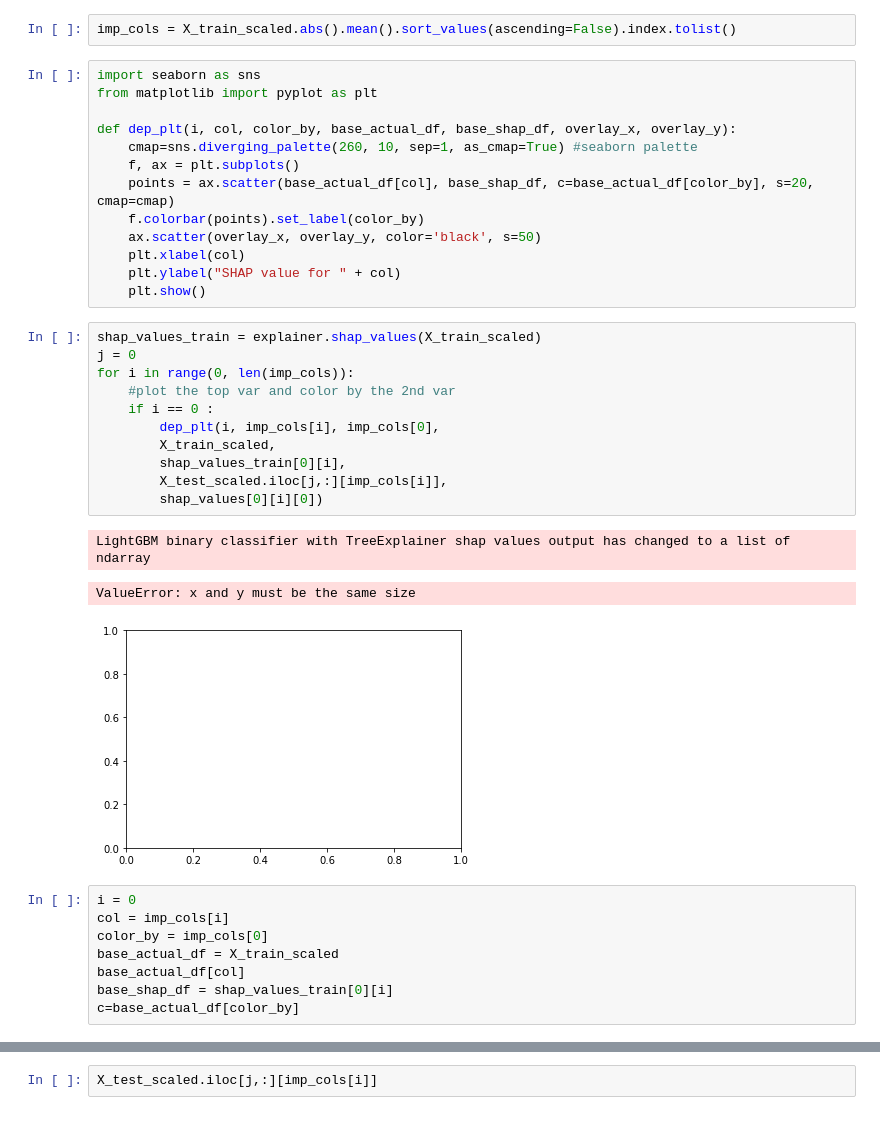
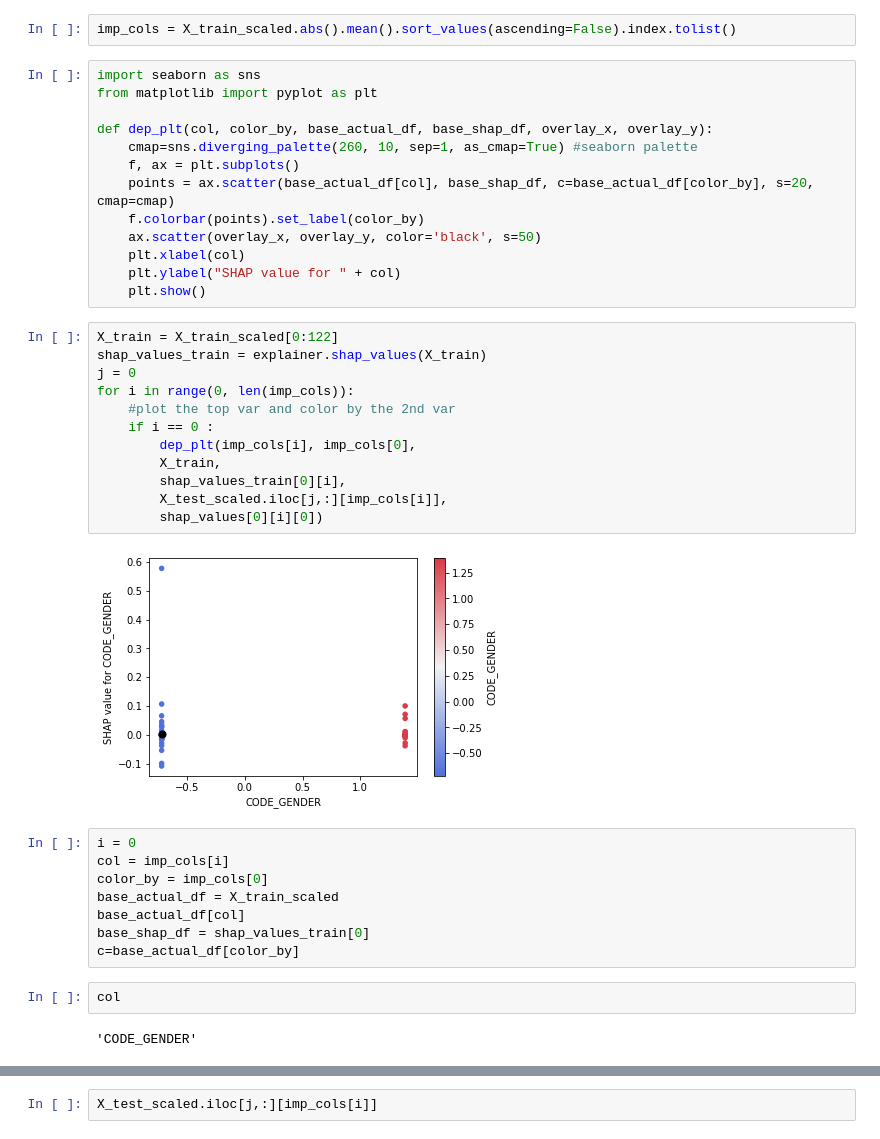
Before and after one commit to CecileLecoublet/Projet_credit, a Jupyter notebook: Dashboard/test.ipynb, the cells around one changed output, grey strips where cells are left out. Drawn from its saved outputs; the diff is of its cells as text.

Commit message:
Construction du shap

```diff
--- a/Dashboard/test.ipynb
+++ b/Dashboard/test.ipynb
@@ -40,7 +40,7 @@ imp_cols = X_train_scaled.abs().mean().sort_values(ascending=False).index.tolist
 import seaborn as sns
 from matplotlib import pyplot as plt
 
-def dep_plt(i, col, color_by, base_actual_df, base_shap_df, overlay_x, overlay_y):
+def dep_plt(col, color_by, base_actual_df, base_shap_df, overlay_x, overlay_y):
     cmap=sns.diverging_palette(260, 10, sep=1, as_cmap=True) #seaborn palette
     f, ax = plt.subplots()
     points = ax.scatter(base_actual_df[col], base_shap_df, c=base_actual_df[color_by], s=20, cmap=cmap)
@@ -50,28 +50,31 @@ def dep_plt(i, col, color_by, base_actual_df, base_shap_df, overlay_x, overlay_y
     plt.ylabel("SHAP value for " + col)
     plt.show()
 # %%
-shap_values_train = explainer.shap_values(X_train_scaled)
+X_train = X_train_scaled[0:122]
+shap_values_train = explainer.shap_values(X_train)
 j = 0
 for i in range(0, len(imp_cols)):
     #plot the top var and color by the 2nd var
     if i == 0 :
-        dep_plt(i, imp_cols[i], imp_cols[0],
-        X_train_scaled,
+        dep_plt(imp_cols[i], imp_cols[0],
+        X_train,
         shap_values_train[0][i],
         X_test_scaled.iloc[j,:][imp_cols[i]],
         shap_values[0][i][0])
 # %% [output]
-LightGBM binary classifier with TreeExplainer shap values output has changed to a list of ndarray
-ValueError: x and y must be the same size
-[figure, old version]
+[figure, new version]
 # %%
 i = 0
 col = imp_cols[i]
 color_by = imp_cols[0]
 base_actual_df = X_train_scaled
 base_actual_df[col]
-base_shap_df = shap_values_train[0][i]
+base_shap_df = shap_values_train[0]
 c=base_actual_df[color_by]
+# %%
+col
+# %% [output]
+'CODE_GENDER'
 # %%
 len(base_shap_df)
 # %% [output]
```
Also changed, not shown: parts of 6 cells of this notebook, 1 other file.
